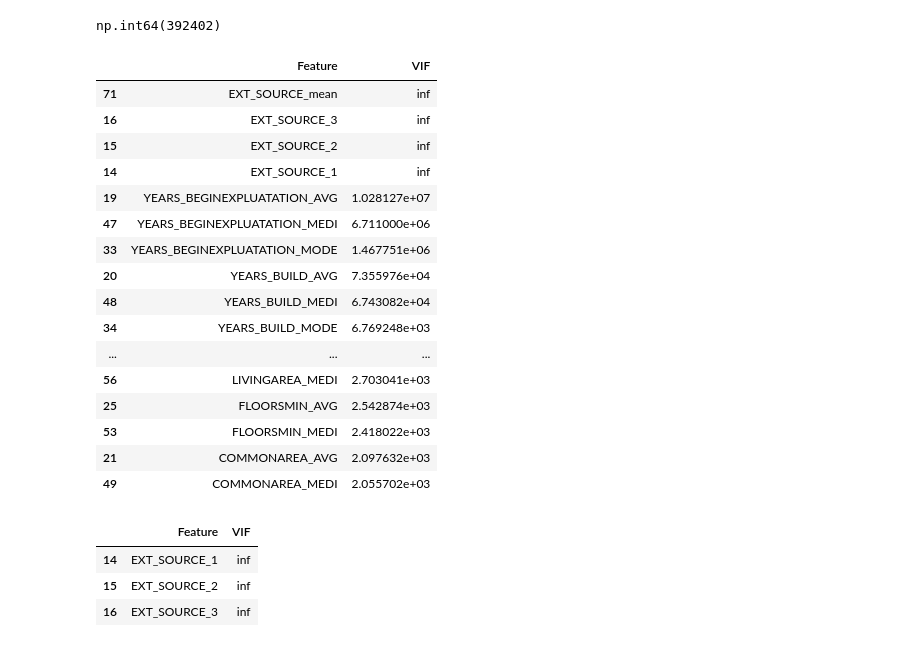
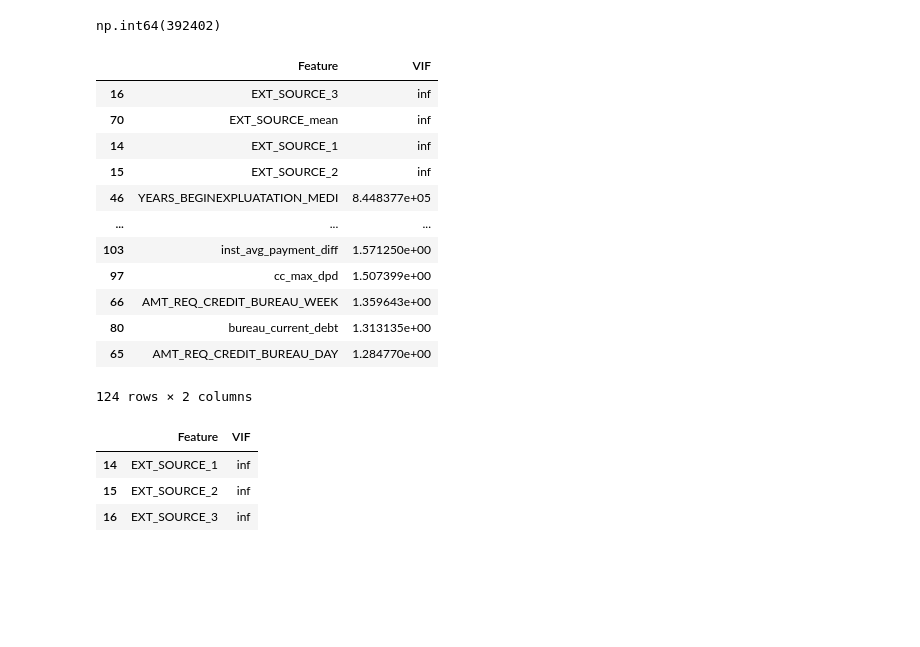
Before and after one commit to SirHelpMePlease/Home-Credit-Default-Risk-Kaggle, a Jupyter notebook: 02_feature_engineering.ipynb, the cells around one changed output. Drawn from its saved outputs; the diff is of its cells as text; code cells hidden in the pictures; blank space fills up the shorter version.

```diff
--- a/02_feature_engineering.ipynb
+++ b/02_feature_engineering.ipynb
@@ -733,23 +723,28 @@ vif_data = pd.DataFrame({
 # %%
-vif_data.sort_values('VIF', ascending=False).head(20)
+num_cols = application_train.select_dtypes(include='number').drop(columns='TARGET').columns.tolist()
+
+# NaN Werte droppen für VIF Berechnung
+X_vif = application_train[num_cols].dropna()
+
+vif_data = pd.DataFrame({
+    'Feature': num_cols,
+    'VIF': [variance_inflation_factor(X_vif.values, i) for i in range(len(num_cols))]
+})
+vif_data.sort_values('VIF', ascending=False)
 # %% [output]
 |  | Feature | VIF |
-| 71 | EXT_SOURCE_mean | inf |
 | 16 | EXT_SOURCE_3 | inf |
+| 70 | EXT_SOURCE_mean | inf |
+| 14 | EXT_SOURCE_1 | inf |
 | 15 | EXT_SOURCE_2 | inf |
-| 14 | EXT_SOURCE_1 | inf |
-| 19 | YEARS_BEGINEXPLUATATION_AVG | 1.028127e+07 |
-| 47 | YEARS_BEGINEXPLUATATION_MEDI | 6.711000e+06 |
-| 33 | YEARS_BEGINEXPLUATATION_MODE | 1.467751e+06 |
-| 20 | YEARS_BUILD_AVG | 7.355976e+04 |
-| 48 | YEARS_BUILD_MEDI | 6.743082e+04 |
-| 34 | YEARS_BUILD_MODE | 6.769248e+03 |
+| 46 | YEARS_BEGINEXPLUATATION_MEDI | 8.448377e+05 |
 | ... | ... | ... |
-| 56 | LIVINGAREA_MEDI | 2.703041e+03 |
-| 25 | FLOORSMIN_AVG | 2.542874e+03 |
-| 53 | FLOORSMIN_MEDI | 2.418022e+03 |
-| 21 | COMMONAREA_AVG | 2.097632e+03 |
-| 49 | COMMONAREA_MEDI | 2.055702e+03 |
+| 103 | inst_avg_payment_diff | 1.571250e+00 |
+| 97 | cc_max_dpd | 1.507399e+00 |
+| 66 | AMT_REQ_CREDIT_BUREAU_WEEK | 1.359643e+00 |
+| 80 | bureau_current_debt | 1.313135e+00 |
+| 65 | AMT_REQ_CREDIT_BUREAU_DAY | 1.284770e+00 |
+124 rows × 2 columns
 # %%
 vif_data.loc[vif_data['Feature'].isin(["EXT_SOURCE_1", "EXT_SOURCE_2", "EXT_SOURCE_3"])]
 # %% [output]
```
Also changed, not shown: parts of 3 cells of this notebook, 1 other file.
